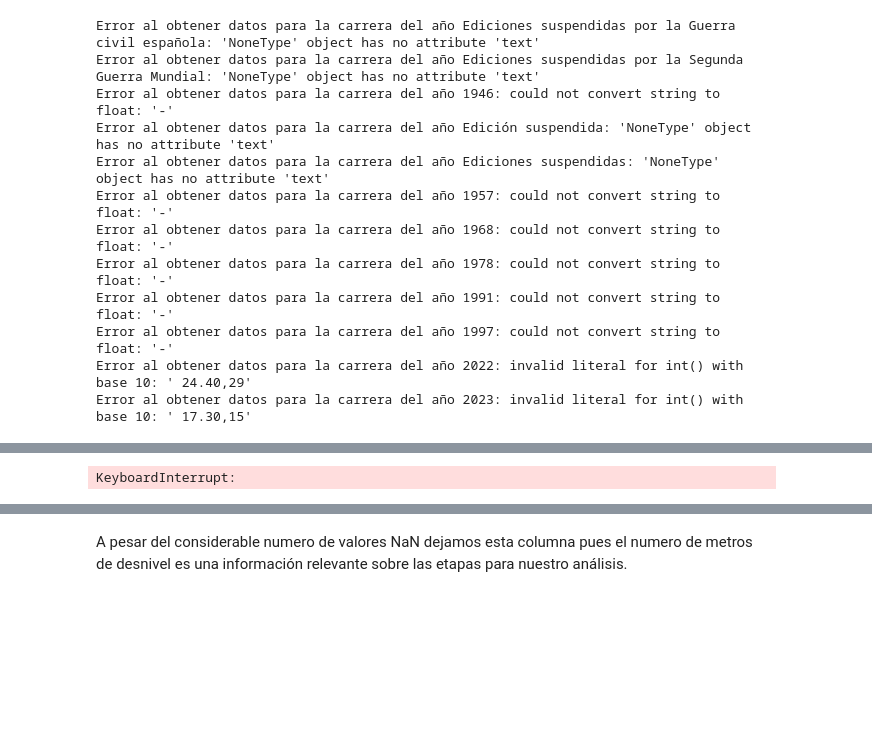
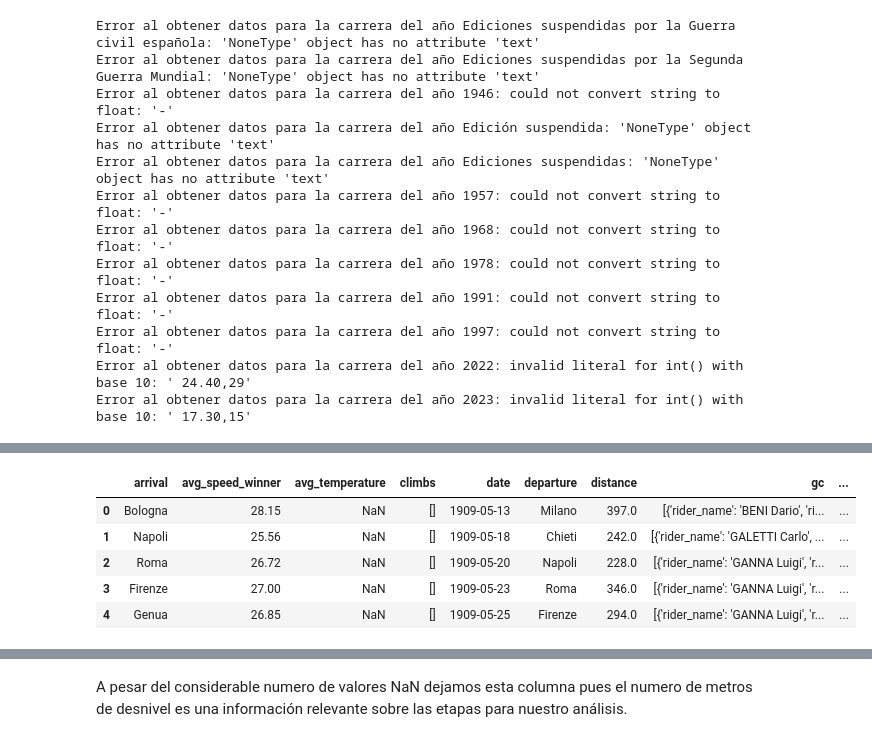
Before and after one commit to Rcm89/Proyecto5-RecorridosCiclsitas, a Jupyter notebook: notebooks/api-procyclingstats.ipynb, the cells around one changed output, grey strips where cells are left out. Cells and saved outputs as stored; diff of their text form; code cells hidden in the pictures; blank space fills up the shorter version.

```diff
--- a/notebooks/api-procyclingstats.ipynb
+++ b/notebooks/api-procyclingstats.ipynb
@@ -269,9 +265,14 @@ pd.set_option('display.max_columns', None)
 # %%
 #Creamos un DataFrame con la informacion que nos ha devuelto la API sobe las etapas
 df_etapas=pd.DataFrame(lista_informacion)
-df_etapas
+df_etapas.head()
 # %% [output]
-KeyboardInterrupt:
+|  | arrival | avg_speed_winner | avg_temperature | climbs | date | departure | distance | gc | ... |
+| 0 | Bologna | 28.15 | NaN | [] | 1909-05-13 | Milano | 397.0 | [{'rider_name': 'BENI Dario', 'ri... | ... |
+| 1 | Napoli | 25.56 | NaN | [] | 1909-05-18 | Chieti | 242.0 | [{'rider_name': 'GALETTI Carlo', ... | ... |
+| 2 | Roma | 26.72 | NaN | [] | 1909-05-20 | Napoli | 228.0 | [{'rider_name': 'GANNA Luigi', 'r... | ... |
+| 3 | Firenze | 27.00 | NaN | [] | 1909-05-23 | Roma | 346.0 | [{'rider_name': 'GANNA Luigi', 'r... | ... |
+| 4 | Genua | 26.85 | NaN | [] | 1909-05-25 | Firenze | 294.0 | [{'rider_name': 'GANNA Luigi', 'r... | ... |
 # %%
 # Eliminamos una serie de columnas que no son de interés para nuestro análisis
 df_etapas.drop(["avg_temperature","gc","is_one_day_race","kom","pcs_points_scale", "points", "profile_icon", "profile_score", "race_category",	"race_startlist_quality_score", "start_time", "teams", "uci_points_scale", "won_how", "youth"], axis=1, inplace= True)
```
Also changed, not shown: parts of 16 cells of this notebook.
